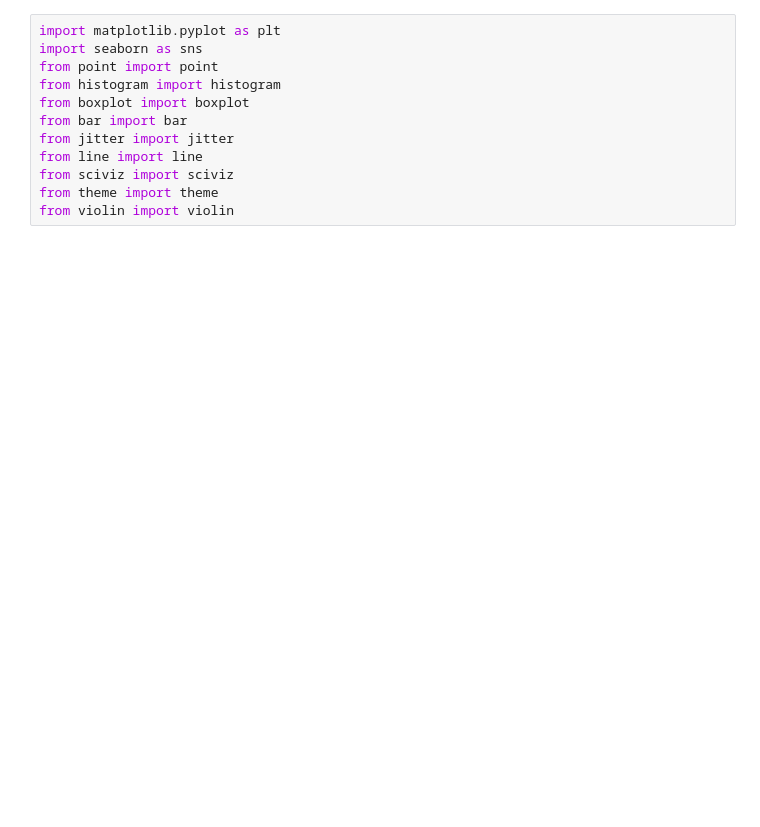
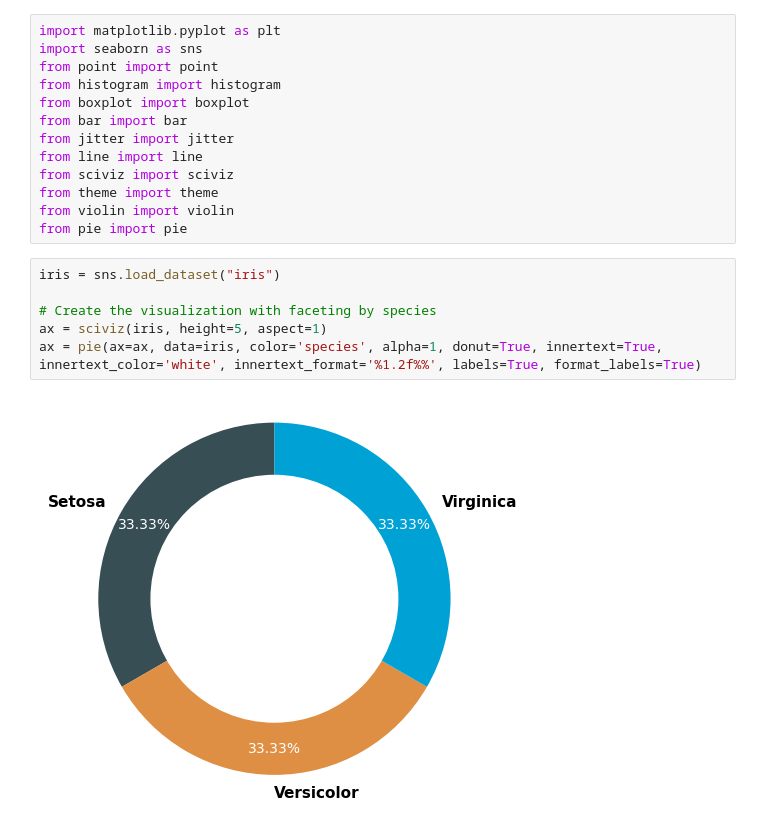
Before and after one commit to kantonopoulos/sciviz, a Jupyter notebook: sciviz/sciviz/src/test.ipynb, the cells around one changed output. Saved outputs shown, nothing was run; the diff lists cells and outputs as text; blank space fills up the shorter version.

```diff
--- a/sciviz/sciviz/src/test.ipynb
+++ b/sciviz/sciviz/src/test.ipynb
@@ -10,6 +10,15 @@ from line import line
 from sciviz import sciviz
 from theme import theme
 from violin import violin
+from pie import pie
+# %%
+iris = sns.load_dataset("iris")
+
+# Create the visualization with faceting by species
+ax = sciviz(iris, height=5, aspect=1)
+ax = pie(ax=ax, data=iris, color='species', alpha=1, donut=True, innertext=True, innertext_color='white', innertext_format='%1.2f%%', labels=True, format_labels=True)
+# %% [output]
+[figure, added]
 # %%
 flights = sns.load_dataset("flights")
 flights['season'] = flights['month'].apply(lambda x: 'winter' if x in ['Jan', 'Feb', 'Mar', 'Oct', 'Nov', 'Dec'] else 'summer')
```
Also changed, not shown: parts of 7 cells of this notebook, 12 other files.
